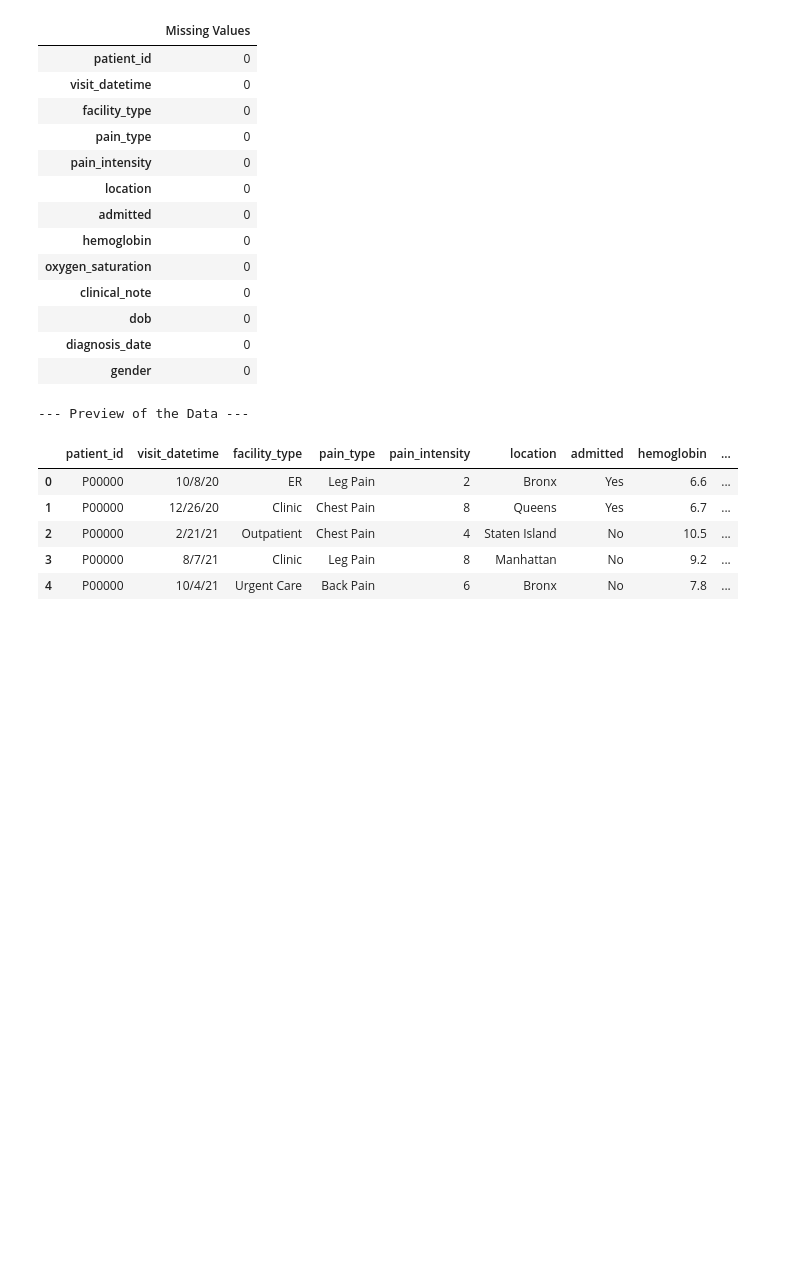
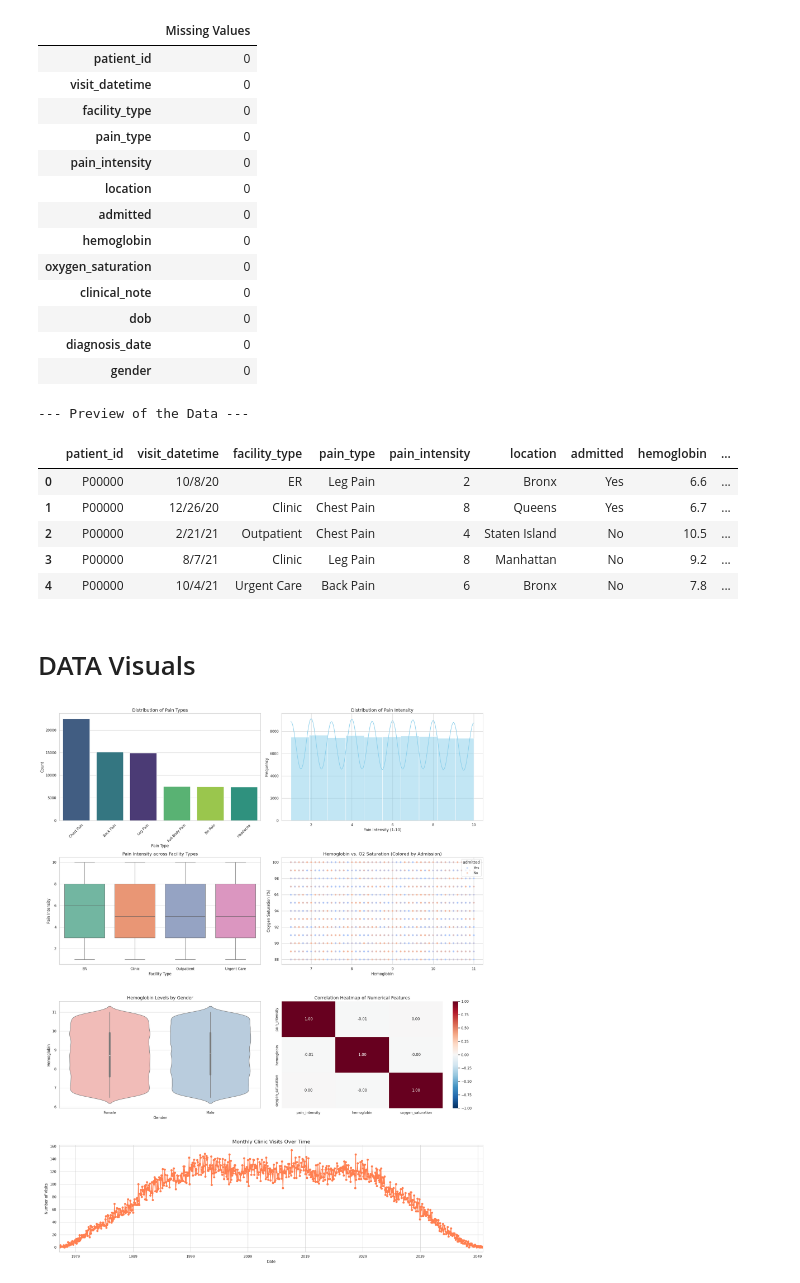
Before and after one commit to profhamilton3/DataAnalytics, a Jupyter notebook: kagglehub.ipynb, the cells around one changed output. Cells and saved outputs as stored; diff of their text form; code cells hidden in the pictures; blank space fills up the shorter version.

Commit message:
updated with visuals

```diff
--- a/kagglehub.ipynb
+++ b/kagglehub.ipynb
@@ -86,3 +86,79 @@ memory usage: 7.4+ MB
 | 2 | P00000 | 2/21/21 | Outpatient | Chest Pain | 4 | Staten Island | No | 10.5 | ... |
 | 3 | P00000 | 8/7/21 | Clinic | Leg Pain | 8 | Manhattan | No | 9.2 | ... |
 | 4 | P00000 | 10/4/21 | Urgent Care | Back Pain | 6 | Bronx | No | 7.8 | ... |
+# %% [markdown]
+# DATA Visuals
+# %%
+# @title 'python`
+import matplotlib.pyplot as plt
+import seaborn as sns
+import pandas as pd
+
+# Set the aesthetic style of the plots
+sns.set_theme(style="whitegrid")
+
+# Create a figure with multiple subplots
+fig = plt.figure(figsize=(20, 25))
+
+# 1. Distribution of Categorical Variable: Pain Type (Countplot)
+plt.subplot(4, 2, 1)
+sns.countplot(data=df, x='pain_type', hue='pain_type', palette='viridis', order=df['pain_type'].value_counts().index, legend=False)
+plt.title('Distribution of Pain Types', fontsize=14)
+plt.xlabel('Pain Type')
+plt.ylabel('Count')
+plt.xticks(rotation=45)
+
+# 2. Distribution of Numerical Variable: Pain Intensity (Histogram & KDE)
+plt.subplot(4, 2, 2)
+sns.histplot(df['pain_intensity'], bins=10, kde=True, color='skyblue')
+plt.title('Distribution of Pain Intensity', fontsize=14)
+plt.xlabel('Pain Intensity (1-10)')
+plt.ylabel('Frequency')
+
+# 3. Comparison using Boxplot: Pain Intensity by Facility Type
+plt.subplot(4, 2, 3)
+sns.boxplot(data=df, x='facility_type', y='pain_intensity', hue='facility_type', palette='Set2', legend=False)
+plt.title('Pain Intensity across Facility Types', fontsize=14)
+plt.xlabel('Facility Type')
+plt.ylabel('Pain Intensity')
+
+# 4. Relationship using Scatter Plot: Hemoglobin vs. Oxygen Saturation
+plt.subplot(4, 2, 4)
+sns.scatterplot(data=df, x='hemoglobin', y='oxygen_saturation', hue='admitted', alpha=0.6, palette='coolwarm')
+plt.title('Hemoglobin vs. O2 Saturation (Colored by Admission)', fontsize=14)
+plt.xlabel('Hemoglobin')
+plt.ylabel('Oxygen Saturation (%)')
+
+# 5. Density and Distribution using Violin Plot: Hemoglobin levels by Gender
+plt.subplot(4, 2, 5)
+sns.violinplot(data=df, x='gender', y='hemoglobin', hue='gender', palette='Pastel1', legend=False)
+plt.title('Hemoglobin Levels by Gender', fontsize=14)
+plt.xlabel('Gender')
+plt.ylabel('Hemoglobin')
+
+# 6. Correlation Heatmap for Numerical Features
+plt.subplot(4, 2, 6)
+# Select only numerical columns for correlation
+num_cols = df.select_dtypes(include=['int64', 'float64']).columns
+corr = df[num_cols].corr()
+sns.heatmap(corr, annot=True, cmap='RdBu_r', vmin=-1, vmax=1, fmt=".2f")
+plt.title('Correlation Heatmap of Numerical Features', fontsize=14)
+
+# 7. Time Series Analysis: Number of Visits over Time (Monthly)
+plt.subplot(4, 2, (7, 8)) # Span across two columns
+# Create a copy to avoid modifying the original dataframe unnecessarily
+df_time = df.copy()
+df_time['visit_datetime'] = pd.to_datetime(df_time['visit_datetime'], format='mixed', errors='coerce')
+df_time.set_index('visit_datetime', inplace=True)
+monthly_visits = df_time.resample('ME').size() # ME is Month End frequency
+monthly_visits.plot(kind='line', marker='o', color='coral', linewidth=2)
+plt.title('Monthly Clinic Visits Over Time', fontsize=16)
+plt.xlabel('Date')
+plt.ylabel('Number of Visits')
+plt.grid(True)
+
+# Adjust layout and display
+plt.tight_layout()
+plt.show()
+# %% [output]
+[figure, added]
```
